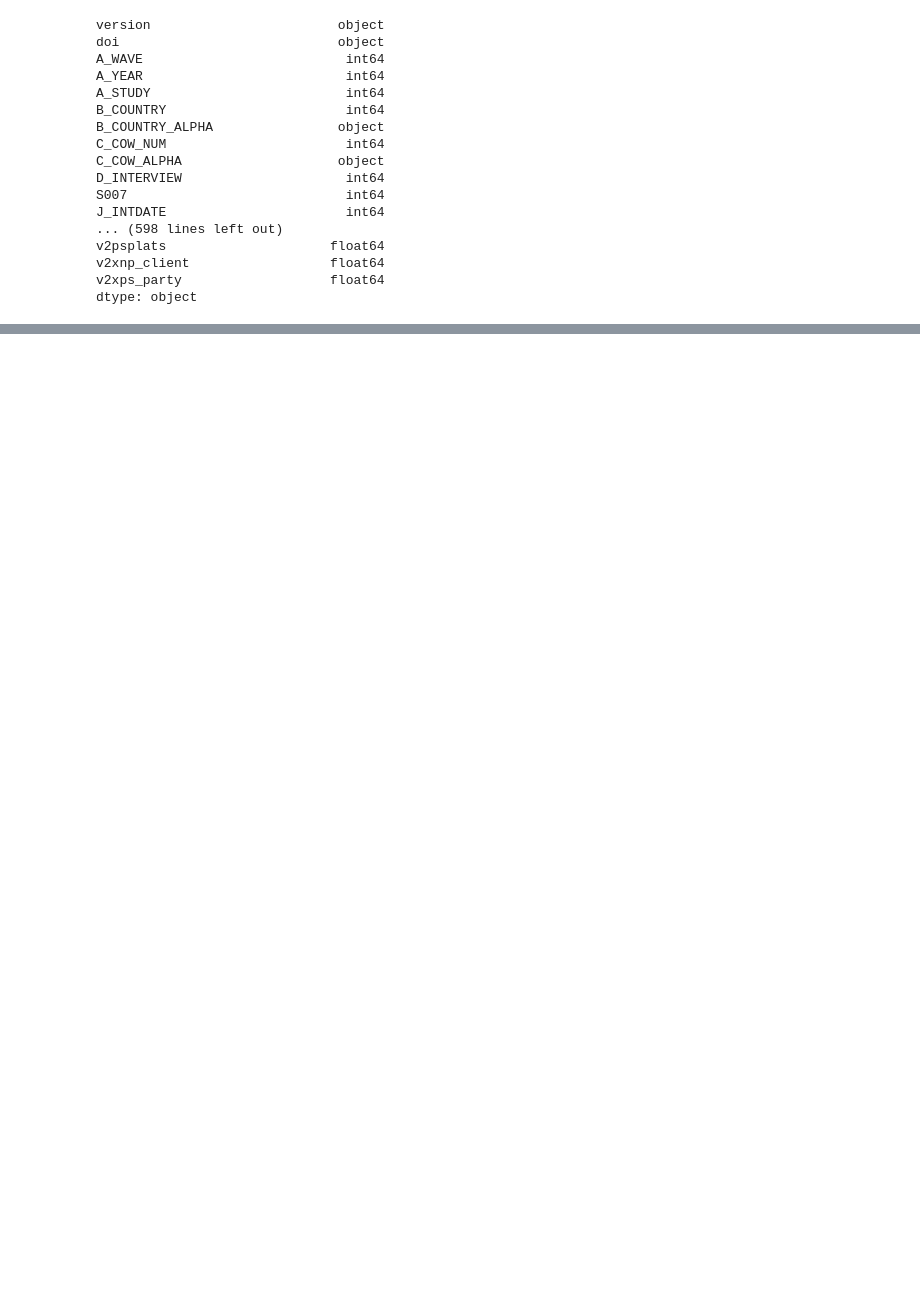
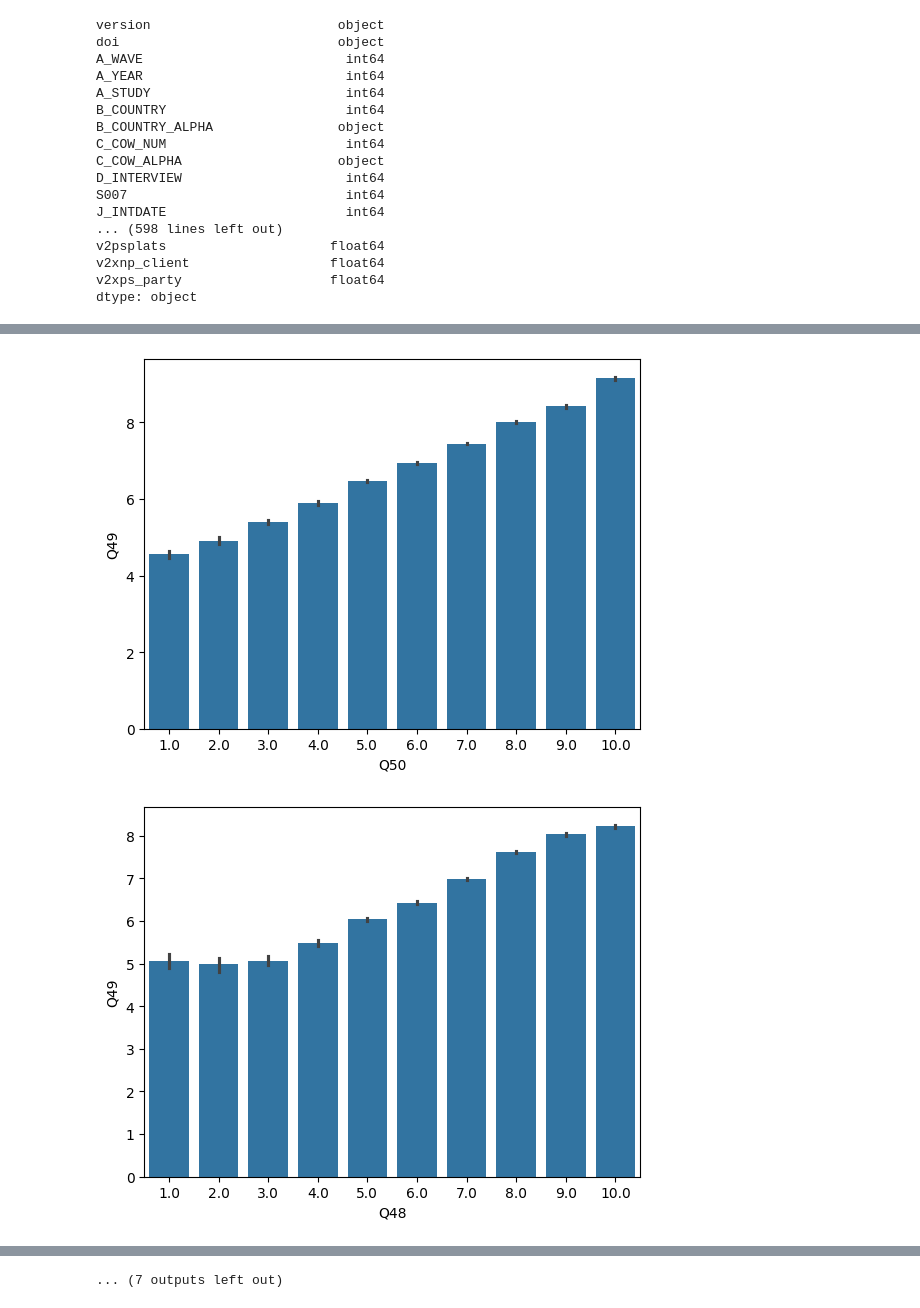
Before and after one commit to FadilCN/Life-A-Peel, a Jupyter notebook: Untitled-1.ipynb, the cells around one changed output, grey strips where cells are left out. Saved outputs shown, nothing was run; the diff lists cells and outputs as text; code cells hidden in the pictures; blank space fills up the shorter version.

```diff
--- a/Untitled-1.ipynb
+++ b/Untitled-1.ipynb
@@ -1244,0 +62,30 @@ print("🎯 Predicted Satisfaction Class:", pred[0])
+# %%
+# List of selected features
+selected_features = [
+    'Q50',      # Satisfaction with financial situation
+    'Q48',      # Freedom of choice/control
+    'Q54',      # Gone without cash income
+    'Q51',    # <-- 4th one (Gone without enough food) removed as requested
+    'Q53',      # Gone without medicine
+    'Q55',      # Gone without shelter
+    'Q52',      # Felt unsafe from crime
+    'Q288R',    # Recoded income level (keeping this instead of Q288)
+    'Q46',      # Happiness (reverse coded)
+    'Q47',      # Health (reverse coded)
+    'I_NATIONALISM', # Inverse national pride
+    "Q131",
+    'Q49',
+    'Q121',
+    'Q108',
+    'Q249',
+    'Q164',
+    'Q158',
+    'Q163'
+]
+
+#
+
+# Create new DataFrame
+df_selected = data[selected_features].copy()
+
+# Preview
@@ -1244,0 +169,10 @@ print("🎯 Predicted Satisfaction Class:", pred[0])
+# %%
+
+
+# Compute correlation with Q49
+for cols in selected_features:
+    sns.barplot(data=df_selected ,x=cols, y='Q49')
+    plt.show()
+# %% [output]
+[figure, added]
+[figure, added]
@@ -1244,0 +189 @@ print("🎯 Predicted Satisfaction Class:", pred[0])
+... (7 outputs left out)
```
Also changed, not shown: parts of 70 cells of this notebook, 7 other files.
